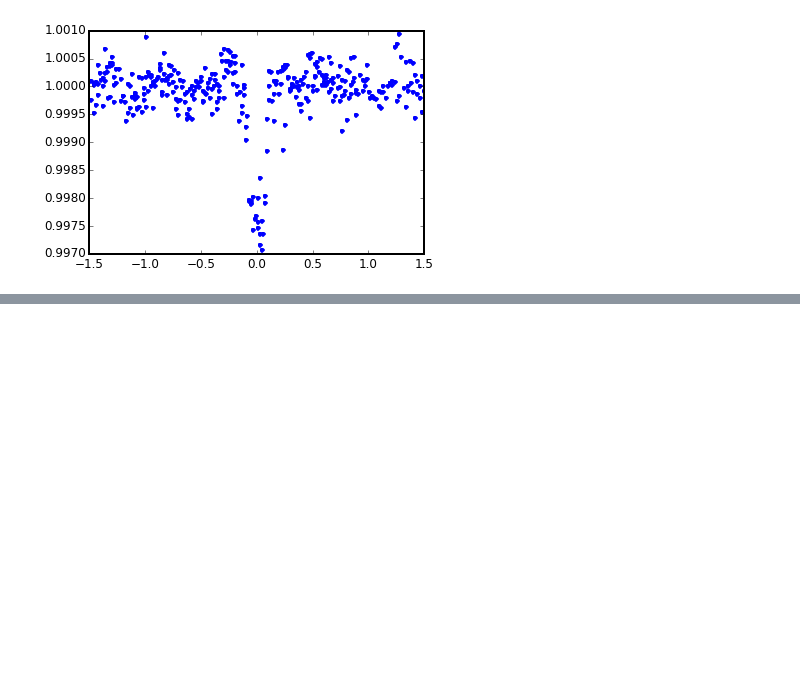
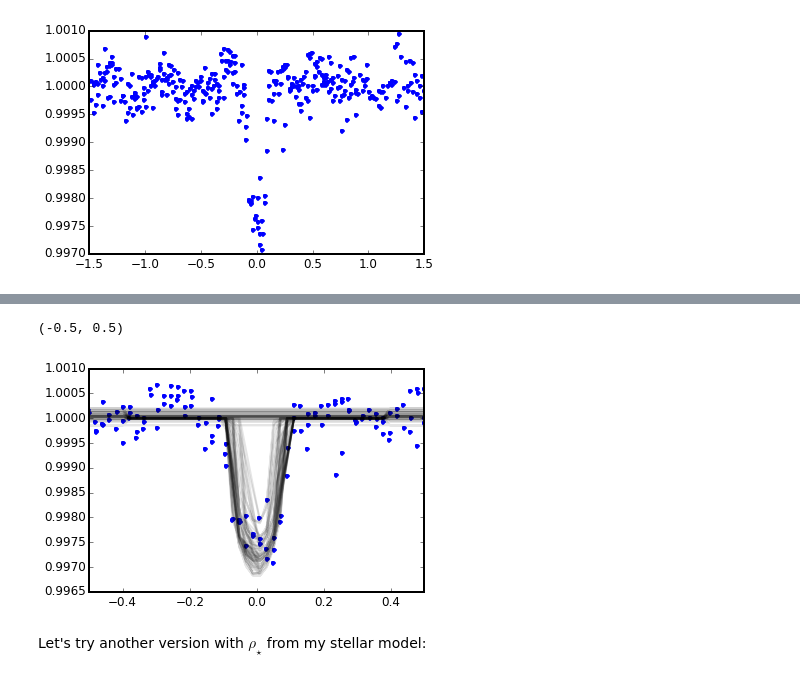
Before and after one commit to timothydmorton/transit-fitting, a Jupyter notebook: notebooks/k2_testing.ipynb, the cells around one changed output, grey strips where cells are left out. Drawn from its saved outputs; the diff is of its cells as text; code cells hidden in the pictures; blank space fills up the shorter version.

```diff
--- a/notebooks/k2_testing.ipynb
+++ b/notebooks/k2_testing.ipynb
@@ -17,3 +42,17 @@ Hmm, some disturbing residuals here.  But moving on... let's load up the stellar
+# %%
+plt.plot(t, f, '.');
+nsamples = 30
+inds = np.random.randint(len(mod.samples), size=nsamples)
+for _, s in mod.samples.iloc[inds].iterrows():
+    p = (s.flux_zp, s.rho, s.q1, s.q2, s.dilution,
+         s.period_1, s.epoch_1, s.b_1, s.rprs_1, s.ecc_1, s.omega_1)
+    plt.plot(t, mod.evaluate(p), 'k', alpha=0.1)
+plt.xlim(-0.5, 0.5)
+# %% [output]
+(-0.5, 0.5)
+[figure, added]
+# %% [markdown]
+Let's try another version with $\rho_\star$ from my stellar model:
 # %%
 from isochrones import StarModel
 mod = StarModel.load_hdf('k2_starmodel.h5')
```
Also changed, not shown: parts of 14 cells of this notebook, 3 other files.
